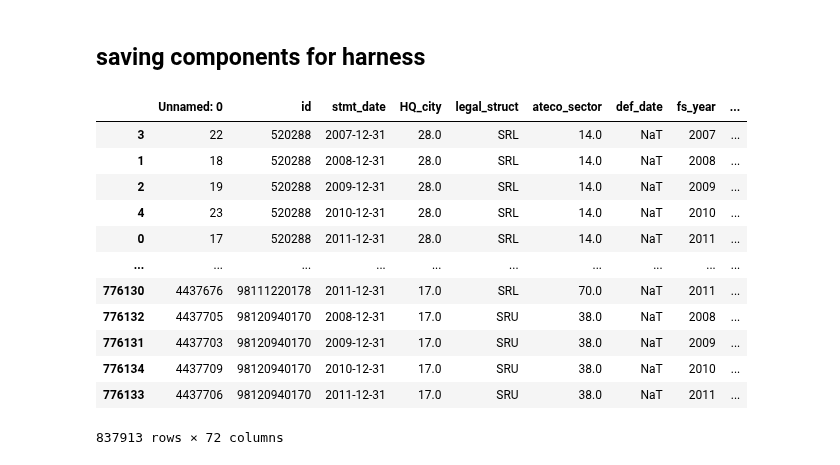
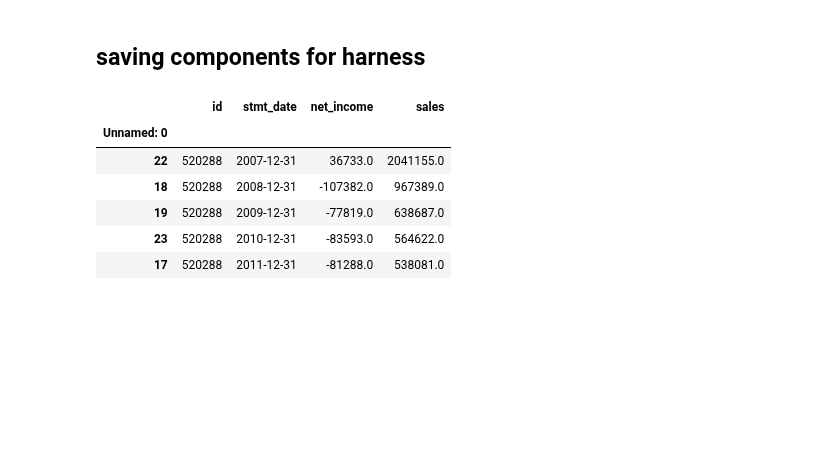
Before and after one commit to Juanroalvarado/ml-finance-credit-default, a Jupyter notebook: final_harness/train_final_model.ipynb, the cells around one changed output. Saved outputs shown, nothing was run; the diff lists cells and outputs as text; code cells hidden in the pictures; blank space fills up the shorter version.

```diff
--- a/final_harness/train_final_model.ipynb
+++ b/final_harness/train_final_model.ipynb
@@ -76,6 +76,7 @@ first_features = [
     # 'sales_growth_quantile_values',
     'cash_assets_ratio_quantile_values',
     'dscr_quantile_values',
+    'roe_quantile_values',
     # 'ebitda',
 ]
 # %%
@@ -89,6 +90,7 @@ rec_features = [
     'sales_growth_quantile_values',
     'cash_assets_ratio_quantile_values',
     'dscr_quantile_values',
+    'roe_quantile_values',
     # 'ebitda',
 
 ]
@@ -253,18 +256,13 @@ growth_features = [
     'sales'
 ]
 # %%
-train_data_proc
+historical_growth = train_data_proc[growth_features]#.to_csv('historical_features.csv')
+historical_growth.head()
 # %% [output]
-|  | Unnamed: 0 | id | stmt_date | HQ_city | legal_struct | ateco_sector | def_date | fs_year | ... |
-| 3 | 22 | 520288 | 2007-12-31 | 28.0 | SRL | 14.0 | NaT | 2007 | ... |
-| 1 | 18 | 520288 | 2008-12-31 | 28.0 | SRL | 14.0 | NaT | 2008 | ... |
-| 2 | 19 | 520288 | 2009-12-31 | 28.0 | SRL | 14.0 | NaT | 2009 | ... |
-| 4 | 23 | 520288 | 2010-12-31 | 28.0 | SRL | 14.0 | NaT | 2010 | ... |
-| 0 | 17 | 520288 | 2011-12-31 | 28.0 | SRL | 14.0 | NaT | 2011 | ... |
-| ... | ... | ... | ... | ... | ... | ... | ... | ... | ... |
-| 776130 | 4437676 | 98111220178 | 2011-12-31 | 17.0 | SRL | 70.0 | NaT | 2011 | ... |
-| 776132 | 4437705 | 98120940170 | 2008-12-31 | 17.0 | SRU | 38.0 | NaT | 2008 | ... |
-| 776131 | 4437703 | 98120940170 | 2009-12-31 | 17.0 | SRU | 38.0 | NaT | 2009 | ... |
-| 776134 | 4437709 | 98120940170 | 2010-12-31 | 17.0 | SRU | 38.0 | NaT | 2010 | ... |
-| 776133 | 4437706 | 98120940170 | 2011-12-31 | 17.0 | SRU | 38.0 | NaT | 2011 | ... |
+|  | id | stmt_date | net_income | sales |
+| Unnamed: 0 |  |  |  |  |
+| 22 | 520288 | 2007-12-31 | 36733.0 | 2041155.0 |
+| 18 | 520288 | 2008-12-31 | -107382.0 | 967389.0 |
+| 19 | 520288 | 2009-12-31 | -77819.0 | 638687.0 |
+| 23 | 520288 | 2010-12-31 | -83593.0 | 564622.0 |
+| 17 | 520288 | 2011-12-31 | -81288.0 | 538081.0 |
-837913 rows × 72 columns
```
Also changed, not shown: parts of 11 cells of this notebook, 16 other files.
